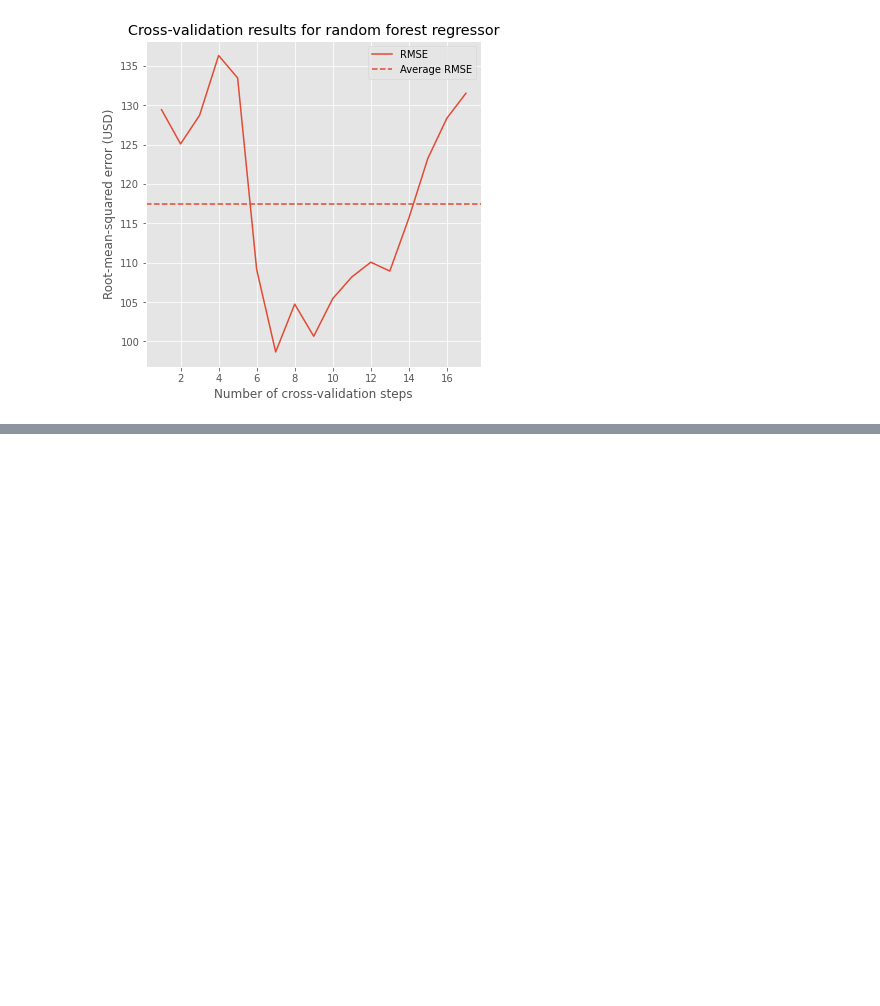
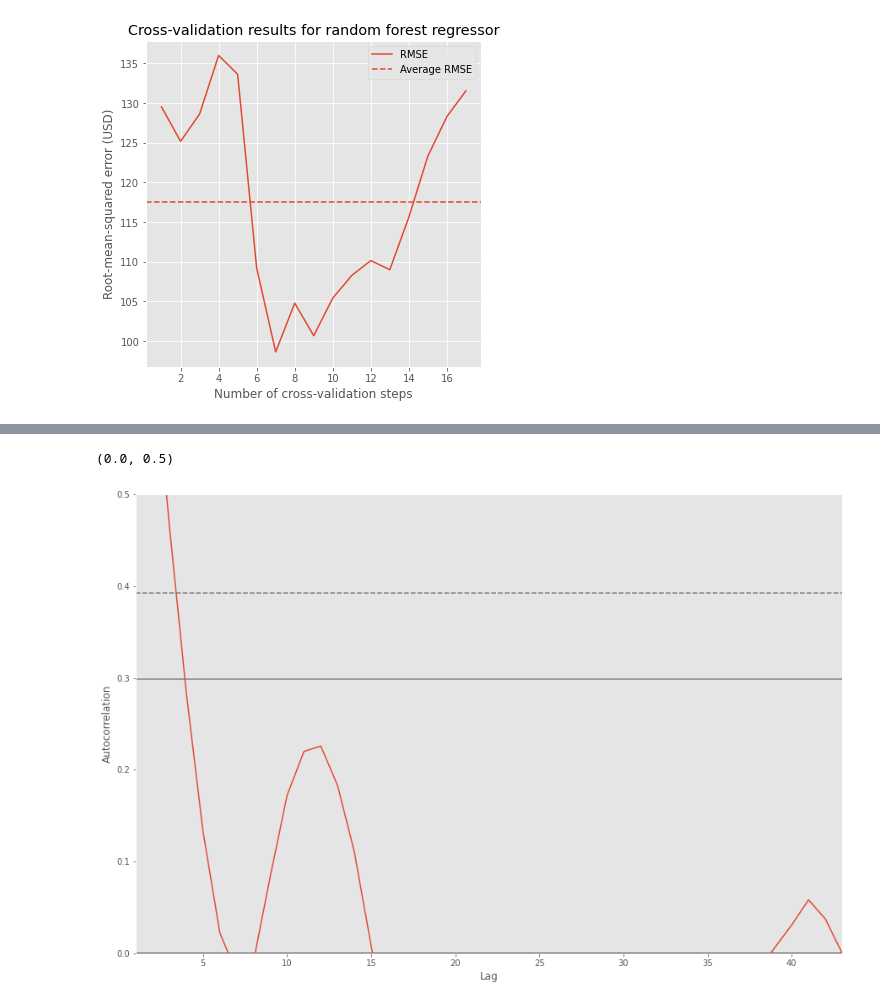
Before and after one commit to EugeniaDickson/zillow_rent_index, a Jupyter notebook: DouglasPizac/rent_model.ipynb, the cells around one changed output, grey strips where cells are left out. Drawn from its saved outputs; the diff is of its cells as text; code cells hidden in the pictures; blank space fills up the shorter version.

```diff
--- a/DouglasPizac/rent_model.ipynb
+++ b/DouglasPizac/rent_model.ipynb
@@ -392,0 +583,8 @@ cv_results
+# %%
+from pandas.plotting import autocorrelation_plot
+plt.figure(figsize = (15,10))
+autocorrelation_plot(park_train_rent)
+plt.ylim([0,0.5])
+# %% [output]
+(0.0, 0.5)
+[figure, added]
```
Also changed, not shown: parts of 63 cells of this notebook.
